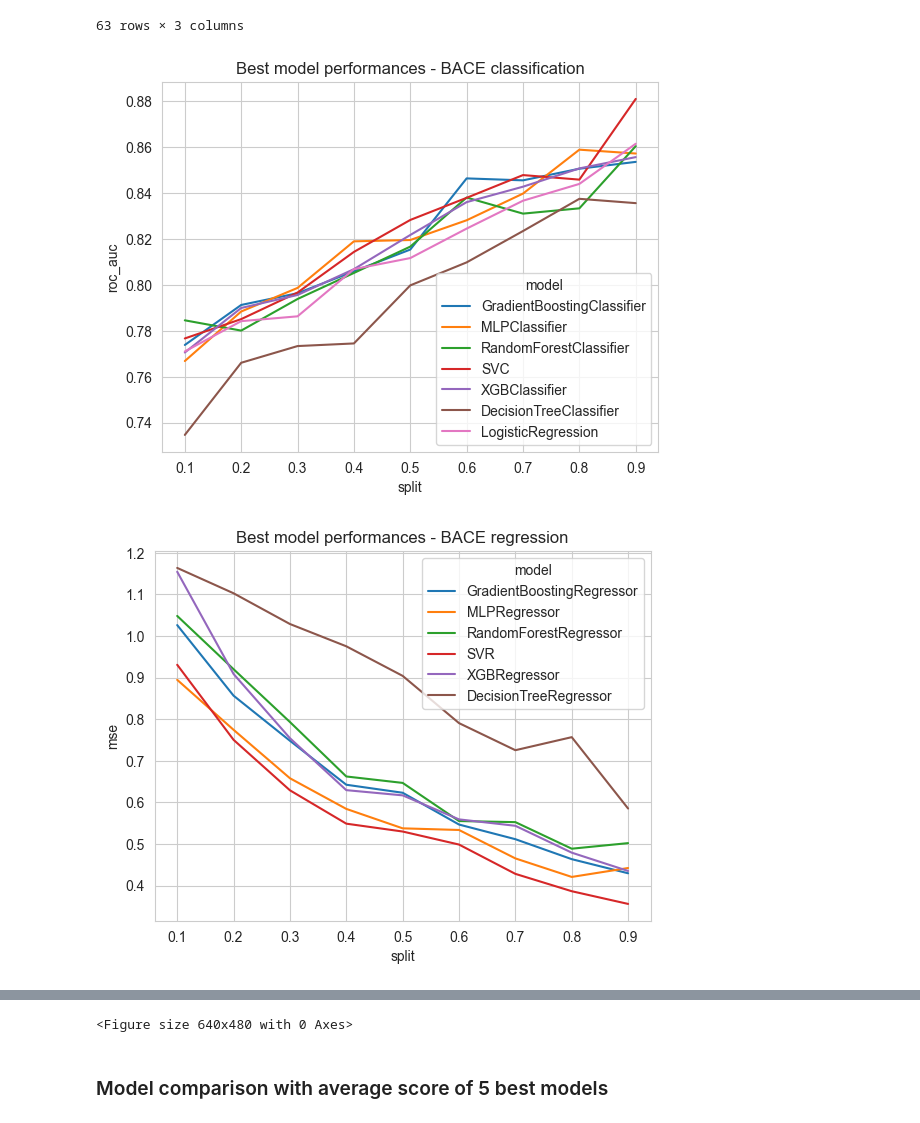
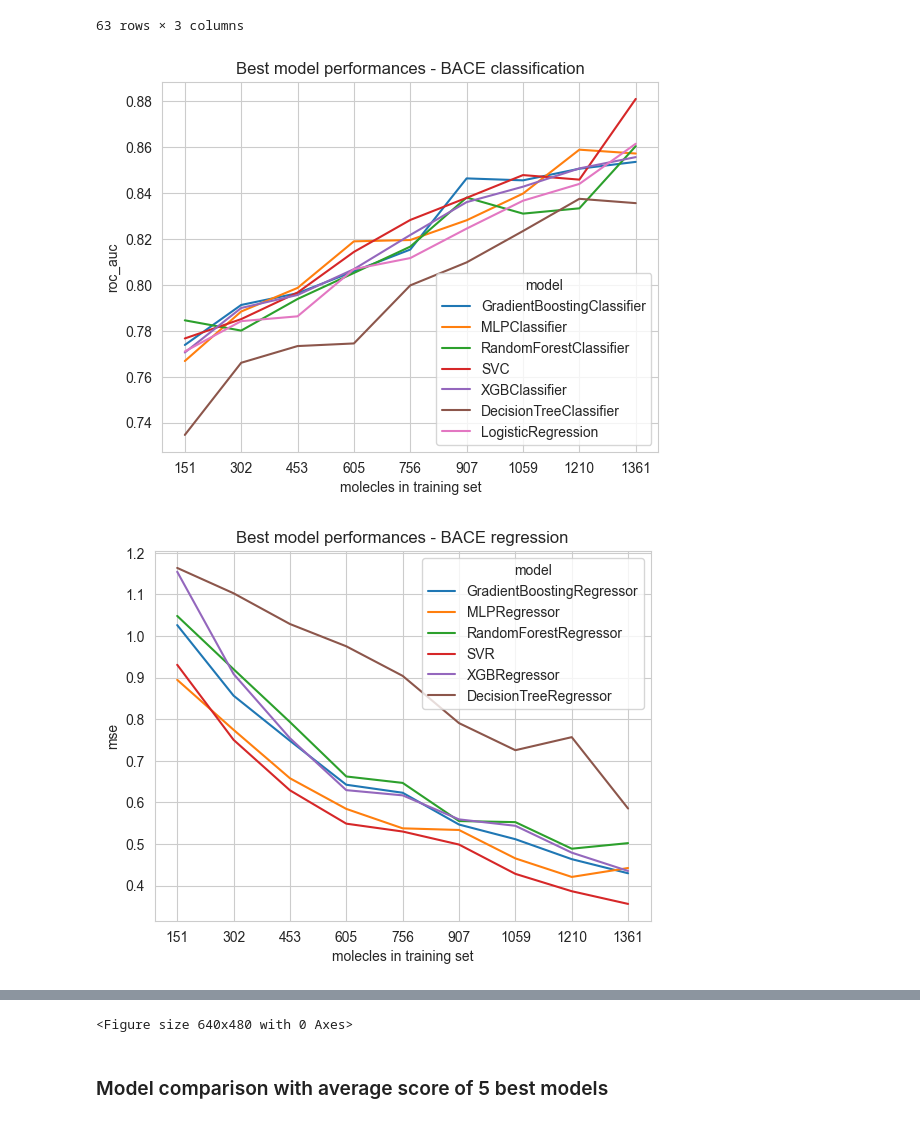
Before and after one commit to mateugazi/czasteczkowa-inzynierka, a Jupyter notebook: experiments/Standardized Pipeline/result_analysis.ipynb, the cells around one changed output, grey strips where cells are left out. Cells and saved outputs as stored; diff of their text form; code cells hidden in the pictures.

Commit message:
Updated plots X axis

```diff
--- a/experiments/Standardized Pipeline/result_analysis.ipynb
+++ b/experiments/Standardized Pipeline/result_analysis.ipynb
@@ -229,29 +239,42 @@ best_models_split[main_datasets[1]]
 # %%
 for dataset_name in main_datasets:
     if dataset_name.split("_")[1] == "class":
         task = "classification"
     else:
         task = "regression"
 
     data = best_models_split[dataset_name]
     #mask = data[data.columns[2]] > 5
     mask = data['model'] == "LinearRegression"
     data = data[~mask]
     mask = data['model'] == "DecisionTreeClassifier"
     temp = data[mask]
     data = data[~mask]
     data = pd.concat([data, temp], ignore_index=True)
     mask = data['model'] == "DecisionTreeRegressor"
     temp = data[mask]
     data = data[~mask]
     data = pd.concat([data, temp], ignore_index=True)
     mask = data['model'] == "LogisticRegression"
     logistic = data[mask]
     data = data[~mask]
     data = pd.concat([data, logistic], ignore_index=True)
-    sns.lineplot(data=data, x="split", y=data.columns[2], hue="model").set(title="Best model performances - " + dataset_name.split("_")[0] + " " + task)
+
+    fig = sns.lineplot(data=data, x="split", y=data.columns[2], hue="model")
+    fig.set(title="Best model performances - " + dataset_name.split("_")[0] + " " + task)
+    ROR_size = 2186
+    BACE_size = 1513
+    if dataset_name.split("_")[0] == "BACE":
+        labels = data["split"].to_numpy()[:9] * BACE_size
+    else:
+        labels = data["split"].to_numpy()[:9] * ROR_size
+    labels = np.append([0], labels)
+    labels = (labels).astype(int)
+    fig.set_xticklabels(labels)
+    fig.set_xlabel("molecules in training set")
+
     plt.savefig(r"C:\Users\wojci\Documents\GitHub\czasteczkowa-inzynierka\experiments\plots\\" + dataset_name + ".png", bbox_inches='tight')
     plt.figure()
 # %% [output]
-[figure, old version]
+[figure, new version]
-[figure, old version]
+[figure, new version]
```
Also changed, not shown: parts of 4 cells of this notebook, 12 other files.
